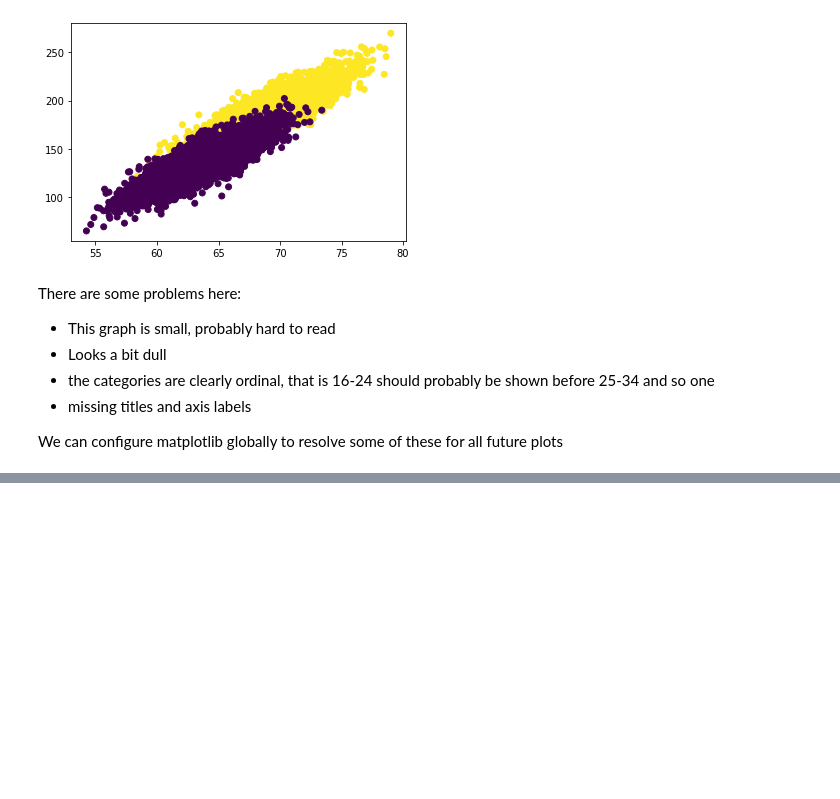
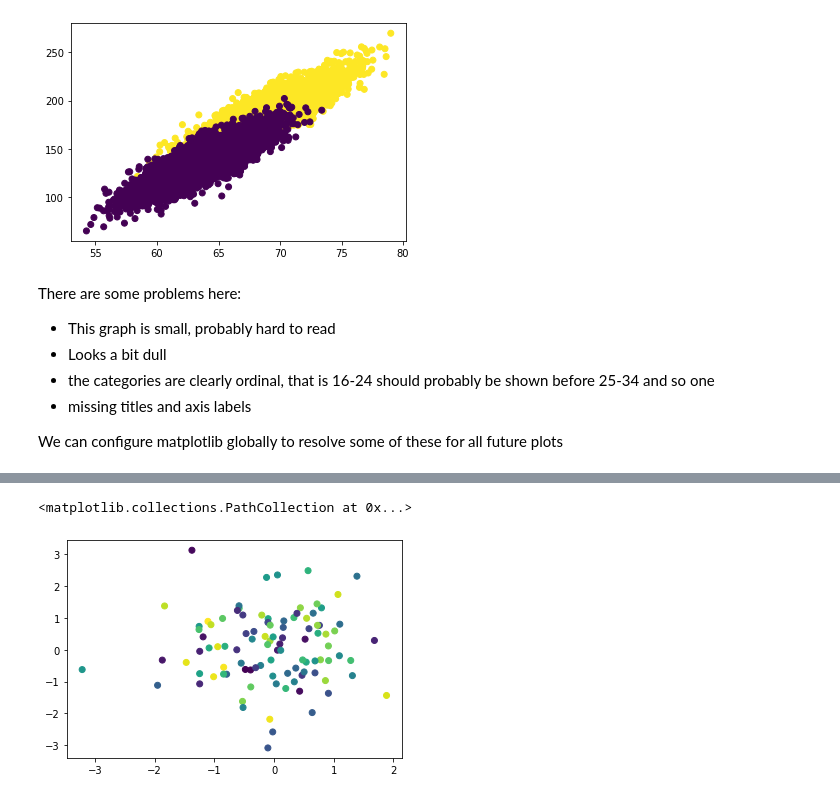
Before and after one commit to UKDataServiceOpen/Synthetic-Data, a Jupyter notebook: code-demo/CodeDemo-Basics.ipynb, the cells around one changed output, grey strips where cells are left out. Saved outputs shown, nothing was run; the diff lists cells and outputs as text; code cells hidden in the pictures; blank space fills up the shorter version.

Commit message:
JK worked on code_demo_basic, adding ways to create and visualise 3 different types of low fidelity data

```diff
--- a/code-demo/CodeDemo-Basics.ipynb
+++ b/code-demo/CodeDemo-Basics.ipynb
@@ -216,0 +212,3 @@ We can configure matplotlib globally to resolve some of these for all future plo
+# %%
+lowest_fidelity = pd.DataFrame(np.random.randn(100, 3), columns=('Gender','Height', 'Weight'))
+lowest_fidelity
@@ -216,0 +229,5 @@ We can configure matplotlib globally to resolve some of these for all future plo
+# %%
+plt.scatter(lowest_fidelity.Height,lowest_fidelity.Weight, c = pd.Categorical(lowest_fidelity.Gender).codes)
+# %% [output]
+<matplotlib.collections.PathCollection at 0x...>
+[figure, added]
```
Also changed, not shown: parts of 14 cells of this notebook, 1 other file.
